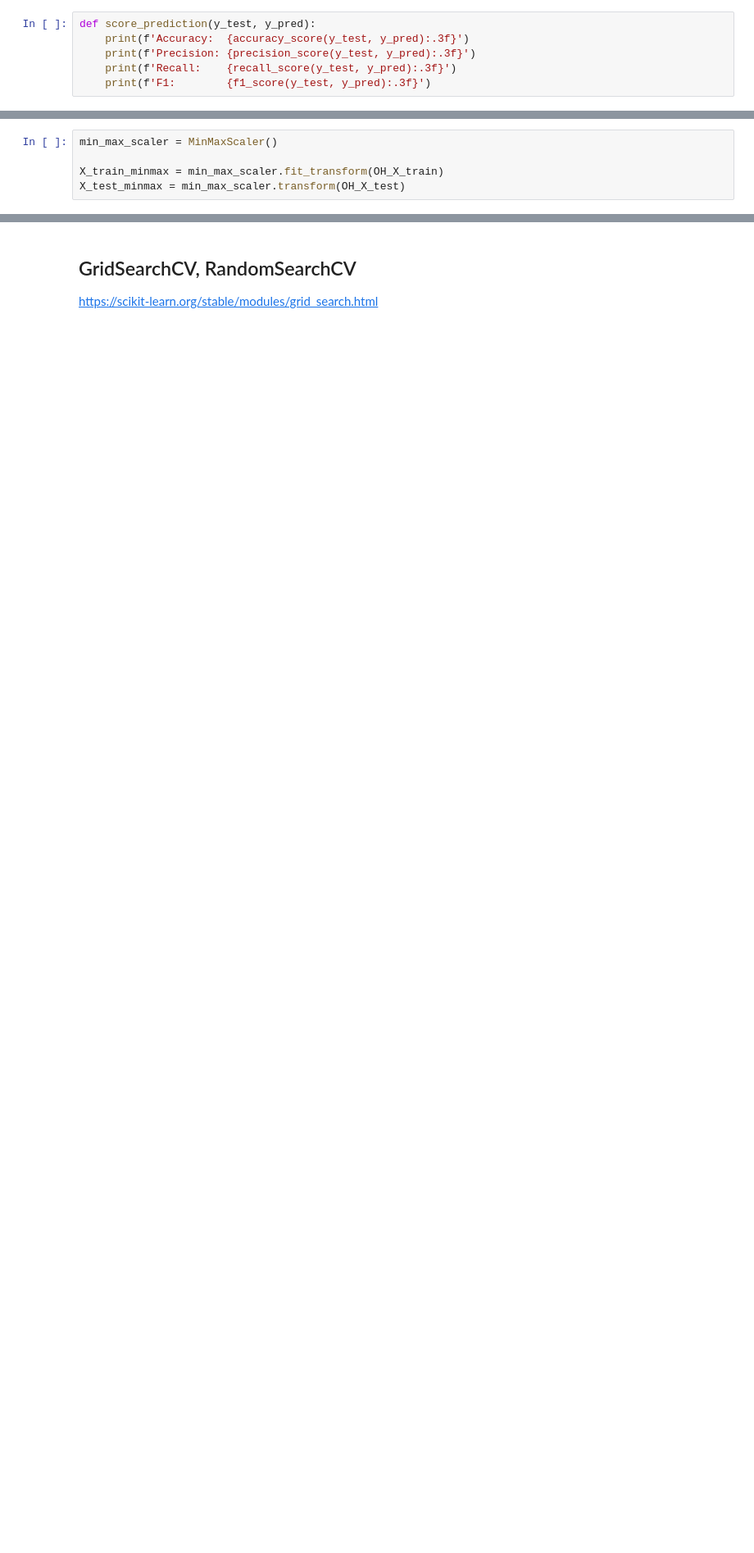
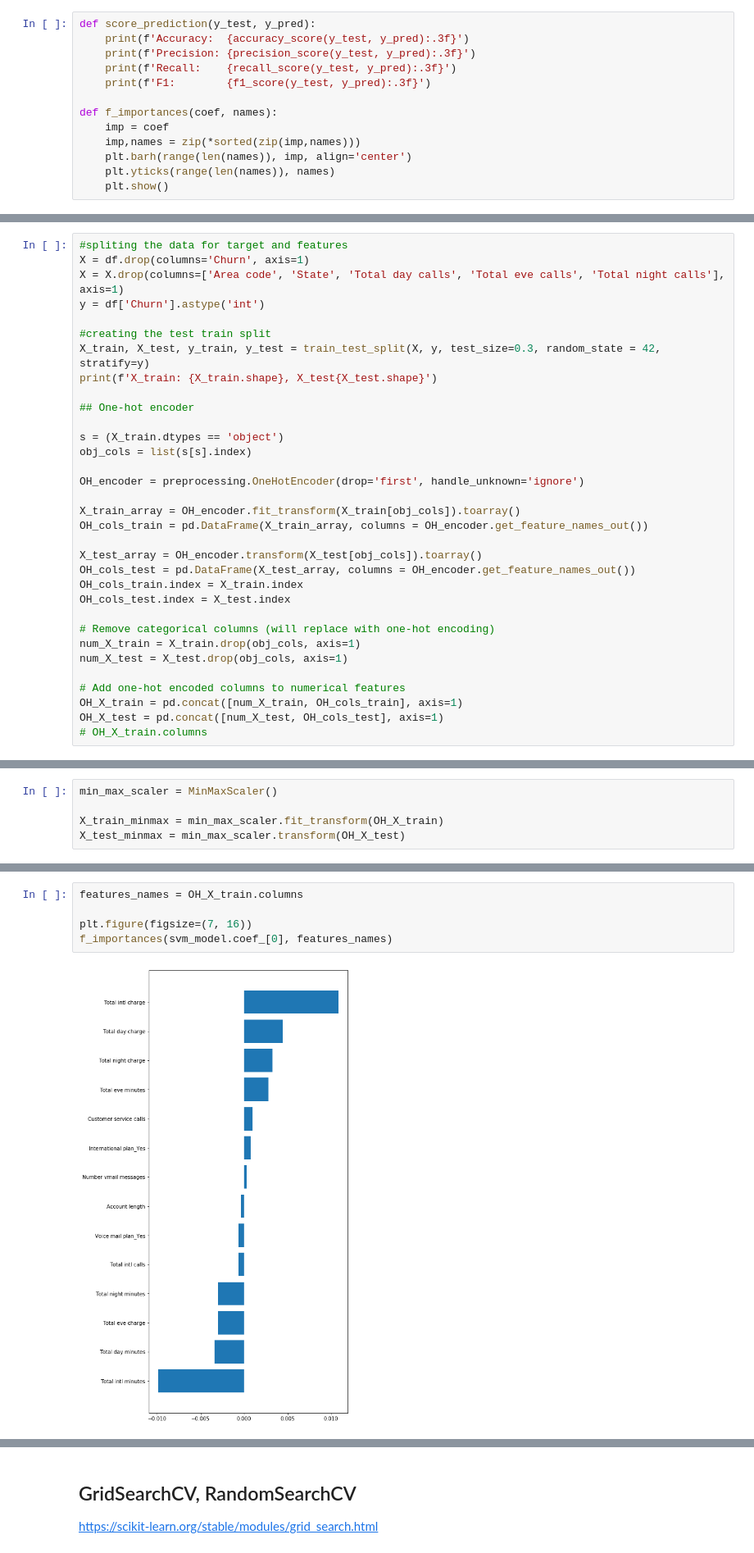
Before and after one commit to blazysecon/SDA_DS_class, a Jupyter notebook: practice/03_05_Telecom_Churn_.ipynb, the cells around one changed output, grey strips where cells are left out. Shown at 82% size. Saved outputs shown, nothing was run; the diff lists cells and outputs as text; blank space fills up the shorter version.

```diff
--- a/practice/03_05_Telecom_Churn_.ipynb
+++ b/practice/03_05_Telecom_Churn_.ipynb
@@ -33,3 +35,10 @@ def score_prediction(y_test, y_pred):
     print(f'Precision: {precision_score(y_test, y_pred):.3f}')
     print(f'Recall:    {recall_score(y_test, y_pred):.3f}')
     print(f'F1:        {f1_score(y_test, y_pred):.3f}')
+
+def f_importances(coef, names):
+    imp = coef
+    imp,names = zip(*sorted(zip(imp,names)))
+    plt.barh(range(len(names)), imp, align='center')
+    plt.yticks(range(len(names)), names)
+    plt.show()
@@ -134,0 +254,33 @@ X_train: (1866, 19), X_test(800, 19)
+# %%
+#spliting the data for target and features
+X = df.drop(columns='Churn', axis=1)
+X = X.drop(columns=['Area code', 'State', 'Total day calls', 'Total eve calls', 'Total night calls'], axis=1)
+y = df['Churn'].astype('int')
+
+#creating the test train split
+X_train, X_test, y_train, y_test = train_test_split(X, y, test_size=0.3, random_state = 42, stratify=y)
+print(f'X_train: {X_train.shape}, X_test{X_test.shape}')
+
+## One-hot encoder
+
+s = (X_train.dtypes == 'object')
+obj_cols = list(s[s].index)
+
+OH_encoder = preprocessing.OneHotEncoder(drop='first', handle_unknown='ignore')
+
+X_train_array = OH_encoder.fit_transform(X_train[obj_cols]).toarray()
+OH_cols_train = pd.DataFrame(X_train_array, columns = OH_encoder.get_feature_names_out())
+
+X_test_array = OH_encoder.transform(X_test[obj_cols]).toarray()
+OH_cols_test = pd.DataFrame(X_test_array, columns = OH_encoder.get_feature_names_out())
+OH_cols_train.index = X_train.index
+OH_cols_test.index = X_test.index
+
+# Remove categorical columns (will replace with one-hot encoding)
+num_X_train = X_train.drop(obj_cols, axis=1)
+num_X_test = X_test.drop(obj_cols, axis=1)
+
+# Add one-hot encoded columns to numerical features
+OH_X_train = pd.concat([num_X_train, OH_cols_train], axis=1)
+OH_X_test = pd.concat([num_X_test, OH_cols_test], axis=1)
+# OH_X_train.columns
@@ -180,3 +336,10 @@ df_results.loc[len(df_results)] = ['SVM', 'kernel=linear', f1_score(y_true=y_tes
+# %%
+features_names = OH_X_train.columns
+
+plt.figure(figsize=(7, 16))
+f_importances(svm_model.coef_[0], features_names)
+# %% [output]
+[figure, added]
 # %%
 knn_model = KNeighborsClassifier().fit(OH_X_train, y_train)
 y_pred = knn_model.predict(OH_X_test)
```
Also changed, not shown: parts of 72 cells of this notebook, 1 other file.
